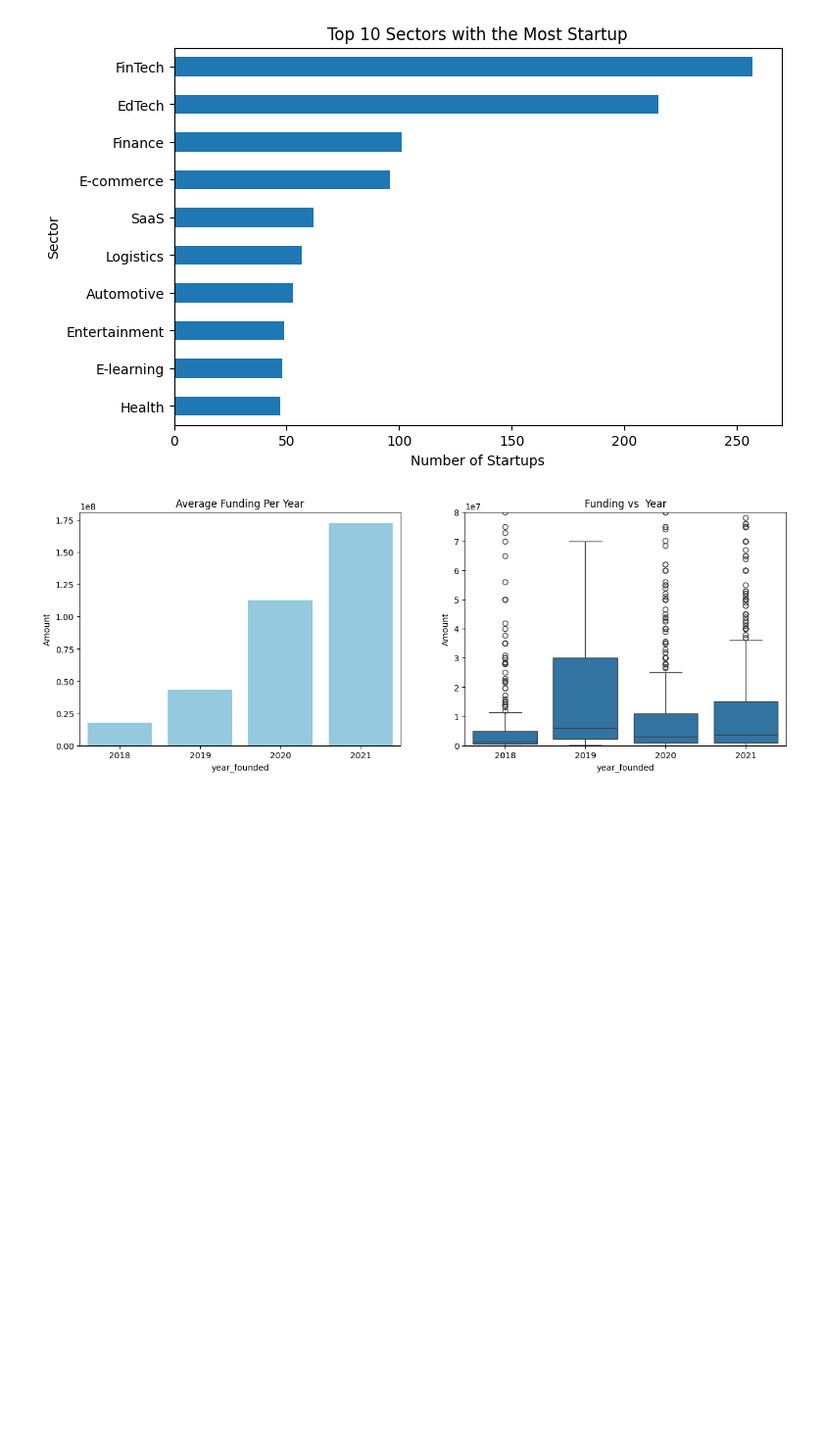
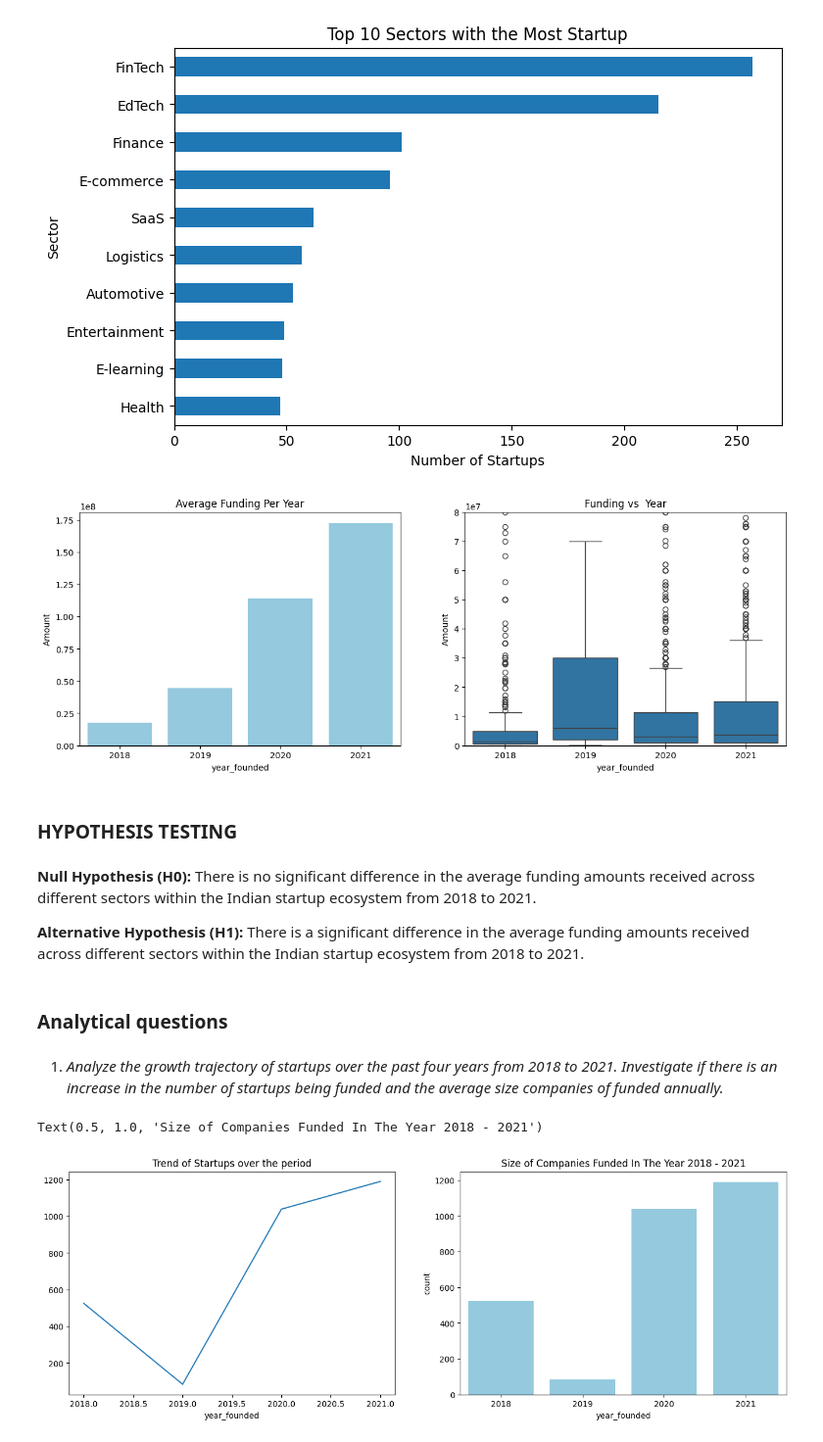
Before and after one commit to lizjelimo/LP1-2, a Jupyter notebook: notebooks/main.ipynb, the cells around one changed output. Shown: that part at 98% size. Cells and saved outputs as stored; diff of their text form; code cells hidden in the pictures; blank space fills up the shorter version.

```diff
--- a/notebooks/main.ipynb
+++ b/notebooks/main.ipynb
@@ -605,6 +608,13 @@ merged_data.drop_duplicates(inplace=True)
 print("Number of duplicate rows after dropping:", merged_data.duplicated().sum())
 # %% [output]
 Number of duplicate rows after dropping: 0
+# %%
+# Calculate the mode for each sector in the 'investor' column
+mode_per_sector = merged_data.groupby('Sector')['Investor'].transform(lambda x: x.mode().iloc[0] if not x.mode().empty else "Unknown")
+
+
+# Fill missing values in the 'investor' column with the calculated mode per sector
+merged_data['Investor'].fillna(mode_per_sector, inplace=True)
 # %%
 #missing value
 merged_data.isna().sum()
@@ -624,7 +634,7 @@ dtype: int64
 '''Drop column irrelevant to analytical question'''
 
 # Drop the "Founded" and "Founders" columns from merged_data
-merged_data.drop(columns=['Founded', 'Founders', 'Investor'], inplace=True)
+merged_data.drop(columns=['Founded', 'Founders'], inplace=True)
 # %%
 #sector has very few null values so we just drop them
 merged_data.dropna(subset=['Sector'], inplace=True)
@@ -633,7 +643,6 @@ merged_data.dropna(subset=['Sector'], inplace=True)
 merged_data['HeadQuarter'].fillna('undisclosed', inplace=True)
 merged_data['Amount'].fillna('undisclosed', inplace=True)
 merged_data['Stage'].fillna('undisclosed', inplace=True)
-merged_data['Investor'].fillna('undisclosed', inplace=True)
 # %%
 merged_data.isna().sum()
 # %% [output]
@@ -735,4 +744,38 @@ sns.boxplot(data=merged_data, y='Amount', x='year_founded')
 plt.title('Funding vs  Year');
 plt.ylim(-10,80000000);
 # %% [output]
-[figure, old version]
+[figure, new version]
+# %% [markdown]
+### HYPOTHESIS TESTING
+# %% [markdown]
+**Null Hypothesis (H0):**
+There is no significant difference in the average funding amounts received across different sectors within the Indian startup ecosystem from 2018 to 2021.
+
+**Alternative Hypothesis (H1):**
+There is a significant difference in the average funding amounts received across different sectors within the Indian startup ecosystem from 2018 to 2021.
+# %% [markdown]
+### Analytical questions
+# %% [markdown]
+1. *Analyze the growth trajectory of startups over the past four years from 2018 to 2021. Investigate if there is an increase in the number of startups being funded and the average size companies of funded annually.*
+# %%
+# plot a line gragh to show the trend of startup with the period 2018 - 2021
+
+base_color = 'skyblue'
+plt.figure(figsize=(16, 5))
+plt.subplot(1, 2, 1)
+funding_year_count = merged_data.groupby(['year_founded'])['Company_Brand'].count()
+funding_year_count.plot();
+plt.title('Trend of Startups over the period')
+
+
+# plot a bar chart to show the number of startups within each year
+plt.subplot(1, 2, 2)
+sns.countplot(
+    x='year_founded',
+    data=merged_data,
+    color=base_color)
+
+plt.title('Size of Companies Funded In The Year 2018 - 2021')
+# %% [output]
+Text(0.5, 1.0, 'Size of Companies Funded In The Year 2018 - 2021')
+[figure, added]
```
Also changed, not shown: parts of 22 cells of this notebook.
